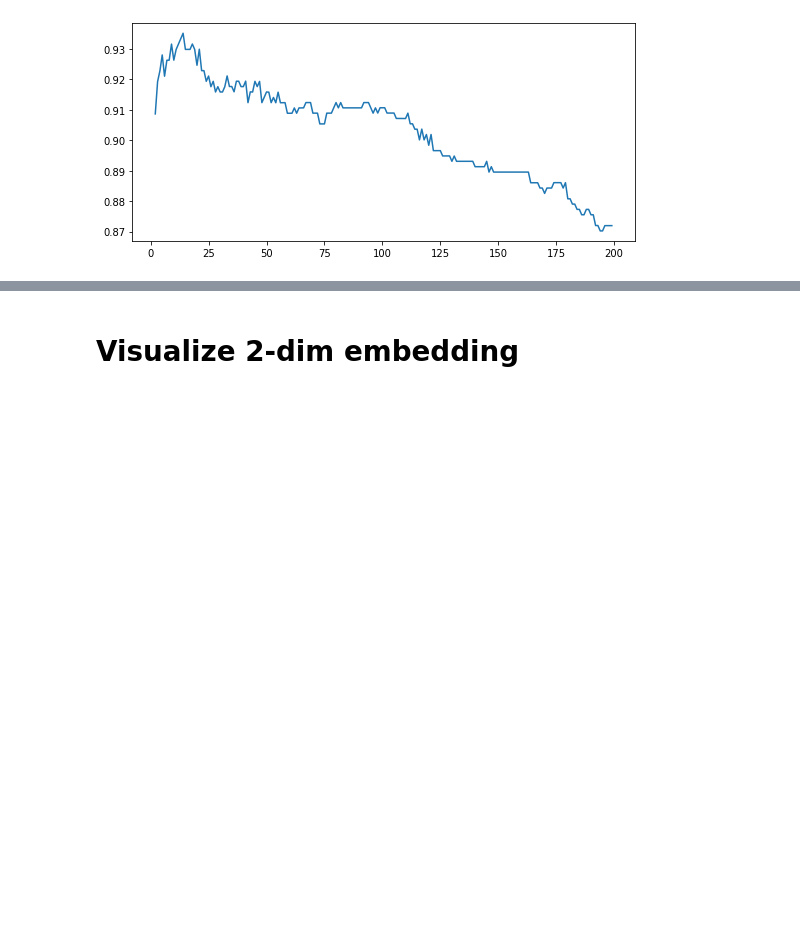
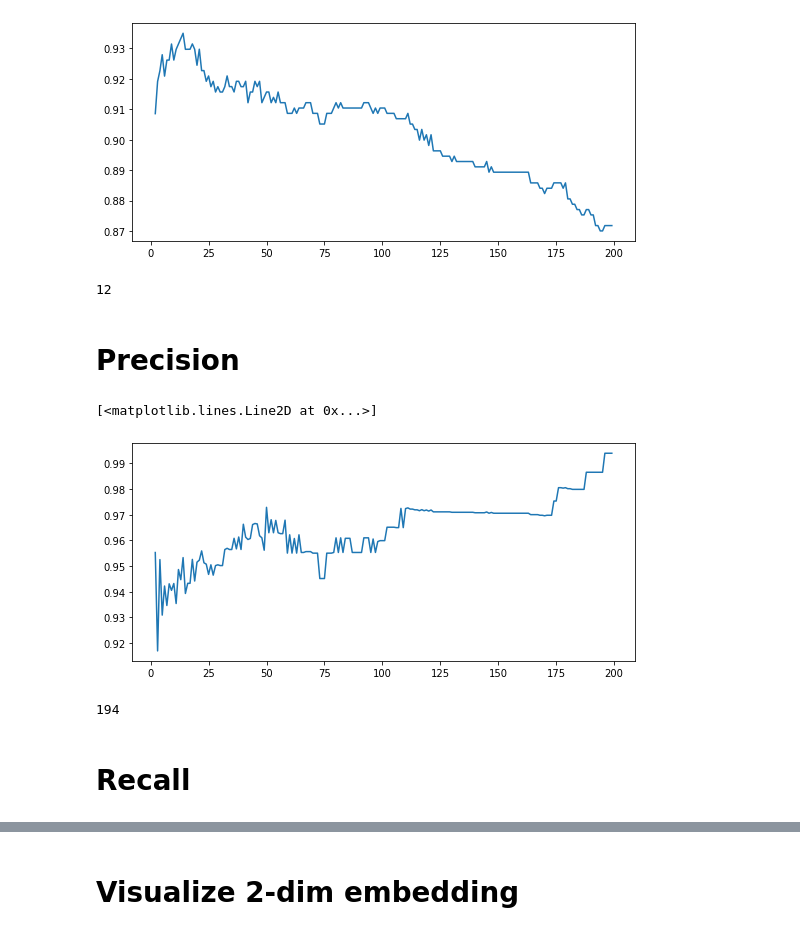
Before and after one commit to klapidus/otus_ml_classical_methods, a Jupyter notebook: HA_1.ipynb, the cells around one changed output, grey strips where cells are left out. Drawn from its saved outputs; the diff is of its cells as text; code cells hidden in the pictures; blank space fills up the shorter version.

Commit message:
more metrics added for knn

```diff
--- a/HA_1.ipynb
+++ b/HA_1.ipynb
@@ -223,8 +221,10 @@ knn_models = {k: KNeighborsClassifier(n_neighbors=k) for k in range(2,200,1)}
 # %%
 from sklearn.model_selection import cross_val_score
 # %%
-scores_ave = []
-for k in knn_models:
-    scores = cross_val_score(knn_models[k], X, y, cv=5, scoring='accuracy')
-    print(f'k = {k}', f'accuracy = {scores.mean()}')
-    scores_ave.append(scores.mean())
+def get_scores_for_metric(X_, y_, metric: str):
+    scores_ave = []
+    for k in knn_models:
+        scores = cross_val_score(knn_models[k], X_, y_, cv=5, scoring=metric)
+        #print(f'k = {k}', f'accuracy = {scores.mean()}')
+        scores_ave.append(scores.mean())
+    return scores_ave
@@ -252,3 +238,25 @@ plt.plot(list(knn_models.keys()), scores_ave)
 # %% [output]
 [<matplotlib.lines.Line2D at 0x...>]
 [figure]
+# %%
+max_idx = scores_accuracy.index(max(scores_accuracy))
+knn_models[max_idx].n_neighbors
+# %% [output]
+12
+# %% [markdown]
+# Precision
+# %%
+scores_precision = get_scores_for_metric(X, y, 'precision')
+# %%
+plt.figure(figsize=(9, 4))
+plt.plot(list(knn_models.keys()), scores_precision)
+# %% [output]
+[<matplotlib.lines.Line2D at 0x...>]
+[figure, added]
+# %%
+max_idx = scores_precision.index(max(scores_precision))
+knn_models[max_idx].n_neighbors
+# %% [output]
+194
+# %% [markdown]
+# Recall
```
Also changed, not shown: parts of 12 cells of this notebook.
